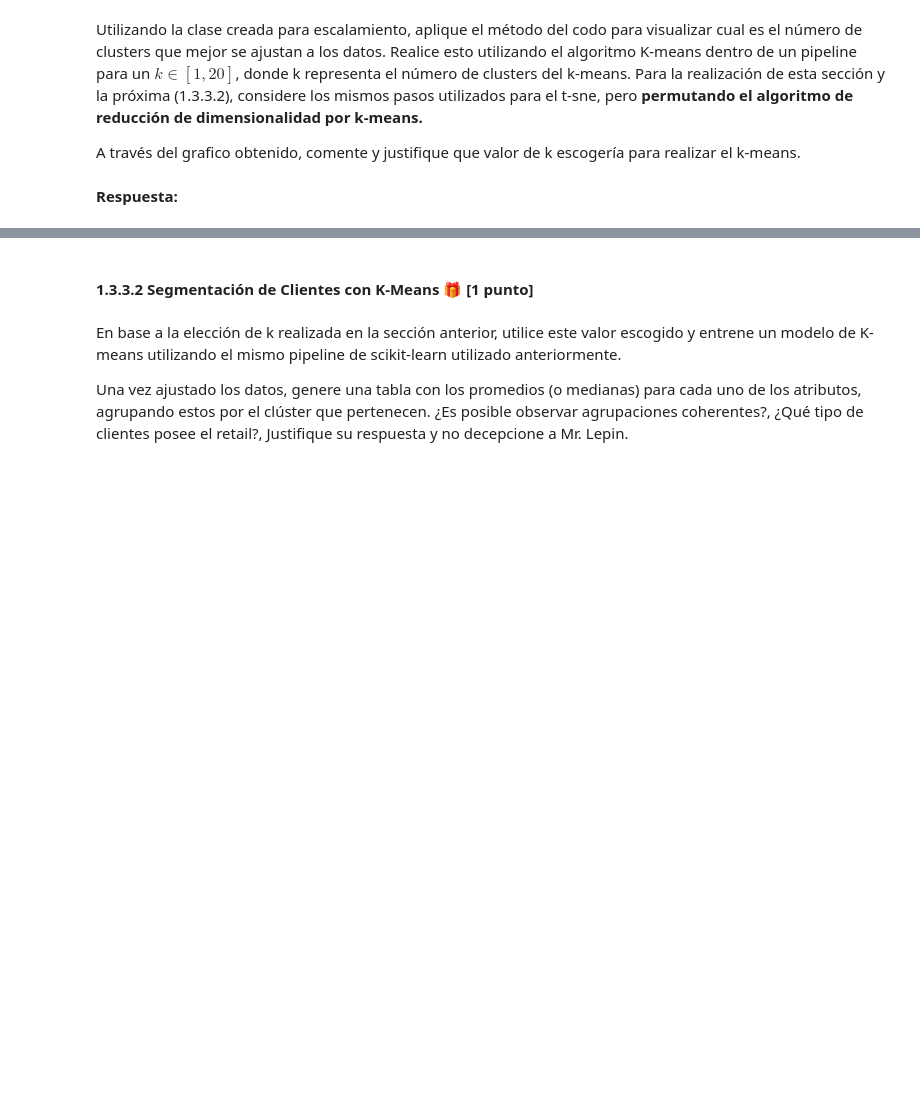
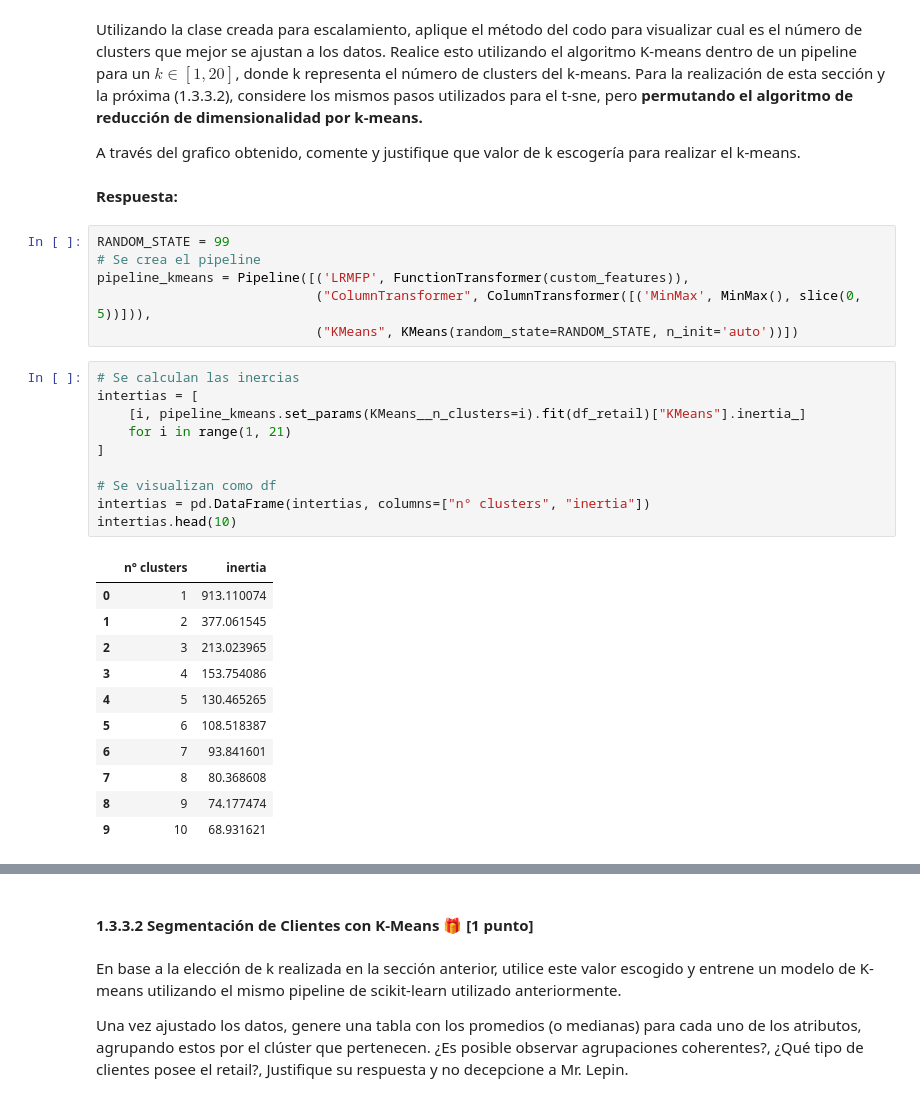
Before and after one commit to nicoacevedor/MDS7202, a Jupyter notebook: lab7/Lab7.ipynb, the cells around one changed output, grey strips where cells are left out. Cells and saved outputs as stored; diff of their text form; blank space fills up the shorter version.

```diff
--- a/lab7/Lab7.ipynb
+++ b/lab7/Lab7.ipynb
@@ -284,3 +285,31 @@ Utilizando la clase creada para escalamiento, aplique el método del codo para v
 A través del grafico obtenido, comente y justifique que valor de k escogería para realizar el k-means.
 # %% [markdown]
 **Respuesta:**
+# %%
+RANDOM_STATE = 99
+# Se crea el pipeline
+pipeline_kmeans = Pipeline([('LRMFP', FunctionTransformer(custom_features)),
+                            ("ColumnTransformer", ColumnTransformer([('MinMax', MinMax(), slice(0, 5))])),
+                            ("KMeans", KMeans(random_state=RANDOM_STATE, n_init='auto'))])
+# %%
+# Se calculan las inercias
+intertias = [
+    [i, pipeline_kmeans.set_params(KMeans__n_clusters=i).fit(df_retail)["KMeans"].inertia_]
+    for i in range(1, 21)
+]
+
+# Se visualizan como df
+intertias = pd.DataFrame(intertias, columns=["n° clusters", "inertia"])
+intertias.head(10)
+# %% [output]
+|  | n° clusters | inertia |
+| 0 | 1 | 913.110074 |
+| 1 | 2 | 377.061545 |
+| 2 | 3 | 213.023965 |
+| 3 | 4 | 153.754086 |
+| 4 | 5 | 130.465265 |
+| 5 | 6 | 108.518387 |
+| 6 | 7 | 93.841601 |
+| 7 | 8 | 80.368608 |
+| 8 | 9 | 74.177474 |
+| 9 | 10 | 68.931621 |
```
Also changed, not shown: parts of 7 cells of this notebook.
